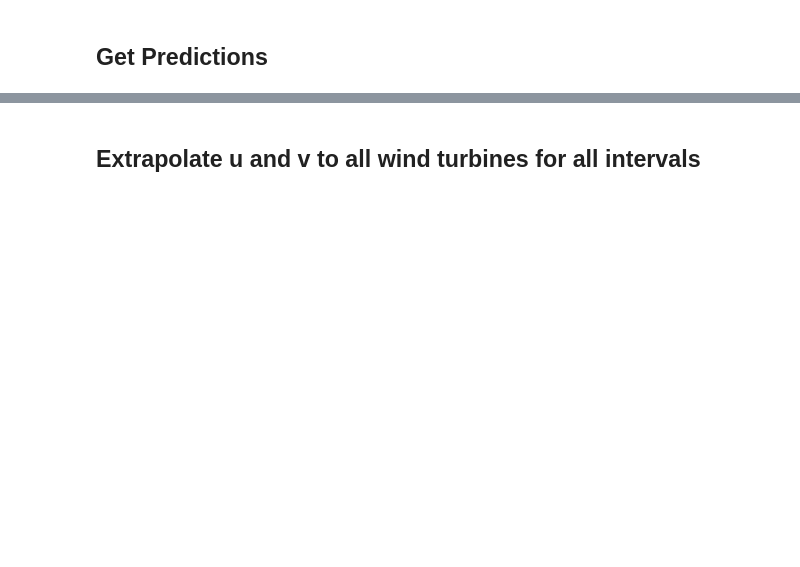
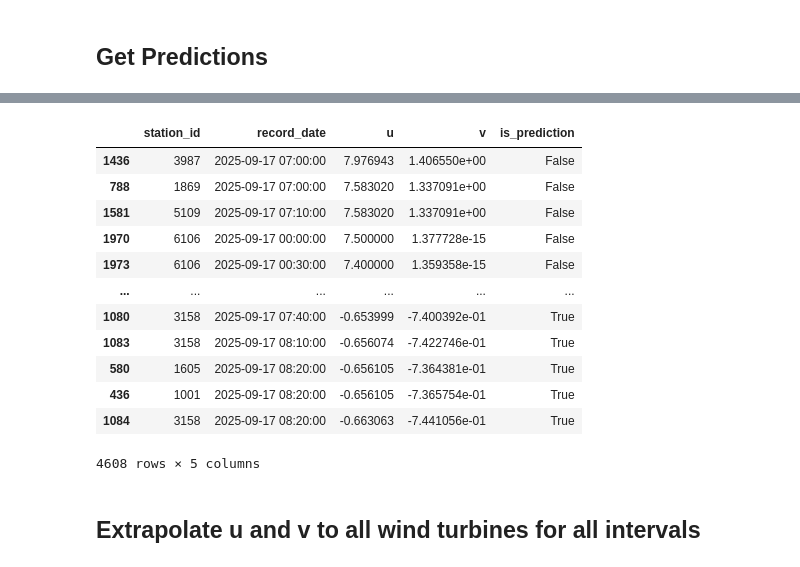
Before and after one commit to cedman98/bachelor-project, a Jupyter notebook: notebook/prediction_flow.ipynb, the cells around one changed output, grey strips where cells are left out. Saved outputs shown, nothing was run; the diff lists cells and outputs as text; code cells hidden in the pictures; blank space fills up the shorter version.

```diff
--- a/notebook/prediction_flow.ipynb
+++ b/notebook/prediction_flow.ipynb
@@ -170,3 +178,20 @@ measurements_df
+# %%
+test_df = measurements_df.copy().sort_values(by="u", inplace=False, ascending=False)
+test_df
+# %% [output]
+|  | station_id | record_date | u | v | is_prediction |
+| 1436 | 3987 | 2025-09-17 07:00:00 | 7.976943 | 1.406550e+00 | False |
+| 788 | 1869 | 2025-09-17 07:00:00 | 7.583020 | 1.337091e+00 | False |
+| 1581 | 5109 | 2025-09-17 07:10:00 | 7.583020 | 1.337091e+00 | False |
+| 1970 | 6106 | 2025-09-17 00:00:00 | 7.500000 | 1.377728e-15 | False |
+| 1973 | 6106 | 2025-09-17 00:30:00 | 7.400000 | 1.359358e-15 | False |
+| ... | ... | ... | ... | ... | ... |
+| 1080 | 3158 | 2025-09-17 07:40:00 | -0.653999 | -7.400392e-01 | True |
+| 1083 | 3158 | 2025-09-17 08:10:00 | -0.656074 | -7.422746e-01 | True |
+| 580 | 1605 | 2025-09-17 08:20:00 | -0.656105 | -7.364381e-01 | True |
+| 436 | 1001 | 2025-09-17 08:20:00 | -0.656105 | -7.365754e-01 | True |
+| 1084 | 3158 | 2025-09-17 08:20:00 | -0.663063 | -7.441056e-01 | True |
+4608 rows × 5 columns
 # %% [markdown]
 ## Extrapolate u and v to all wind turbines for all intervals
 # %%
```
Also changed, not shown: parts of 18 cells of this notebook, 7 other files.
